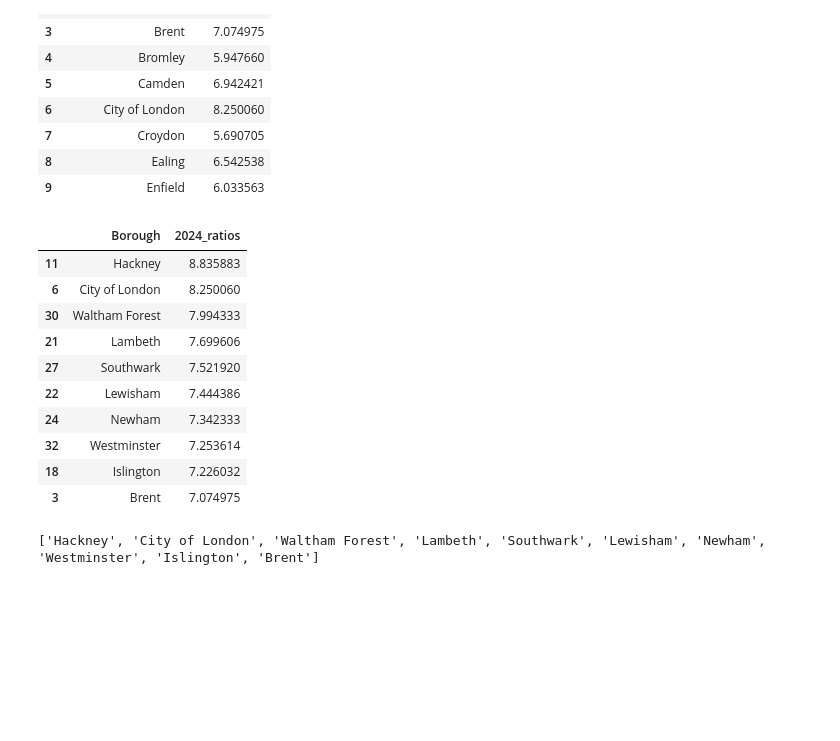
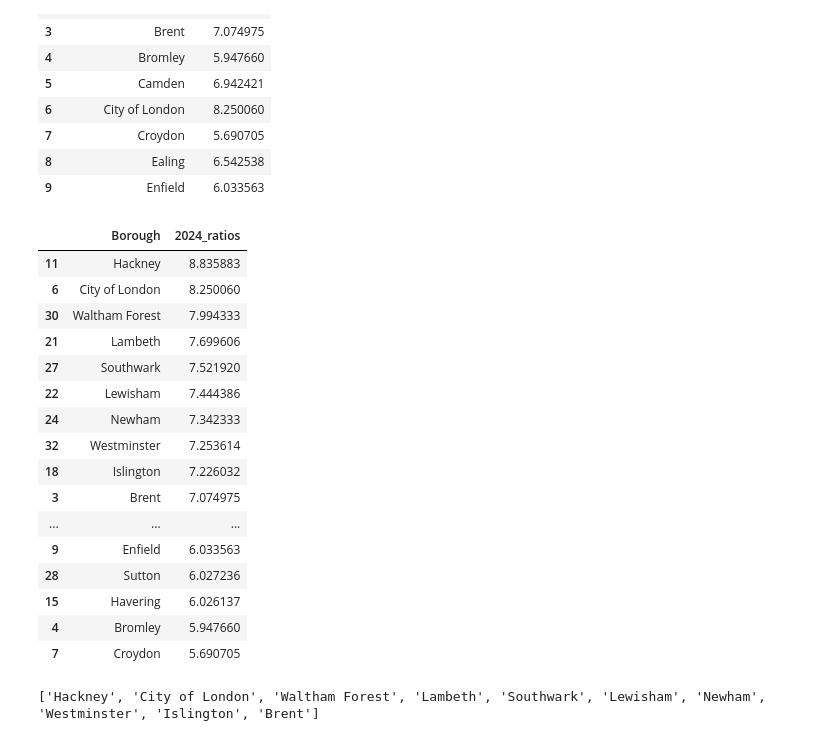
Before and after one commit to joey198307/springboard, a Jupyter notebook: Unit4ChallengeTier3.ipynb, the cells around one changed output. Saved outputs shown, nothing was run; the diff lists cells and outputs as text; code cells hidden in the pictures; blank space fills up the shorter version.

```diff
--- a/Unit4ChallengeTier3.ipynb
+++ b/Unit4ChallengeTier3.ipynb
@@ -408,20 +421,26 @@ dff.head(10)
 | 8 | Ealing | 6.542538 |
 | 9 | Enfield | 6.033563 |
 # %%
-top_10 = dff.sort_values(by="2024_ratios", ascending=False).head(10)
+top_10 = dff.sort_values(by="2024_ratios", ascending=False).head(34)
 top_10
 # %% [output]
 |  | Borough | 2024_ratios |
 | 11 | Hackney | 8.835883 |
 | 6 | City of London | 8.250060 |
 | 30 | Waltham Forest | 7.994333 |
 | 21 | Lambeth | 7.699606 |
 | 27 | Southwark | 7.521920 |
 | 22 | Lewisham | 7.444386 |
 | 24 | Newham | 7.342333 |
 | 32 | Westminster | 7.253614 |
 | 18 | Islington | 7.226032 |
 | 3 | Brent | 7.074975 |
+| ... | ... | ... |
+| 9 | Enfield | 6.033563 |
+| 28 | Sutton | 6.027236 |
+| 15 | Havering | 6.026137 |
+| 4 | Bromley | 5.947660 |
+| 7 | Croydon | 5.690705 |
 # %%
 name_top10_boroughs = []
 for name in top_10['Borough']:
```
Also changed, not shown: parts of 3 cells of this notebook.
